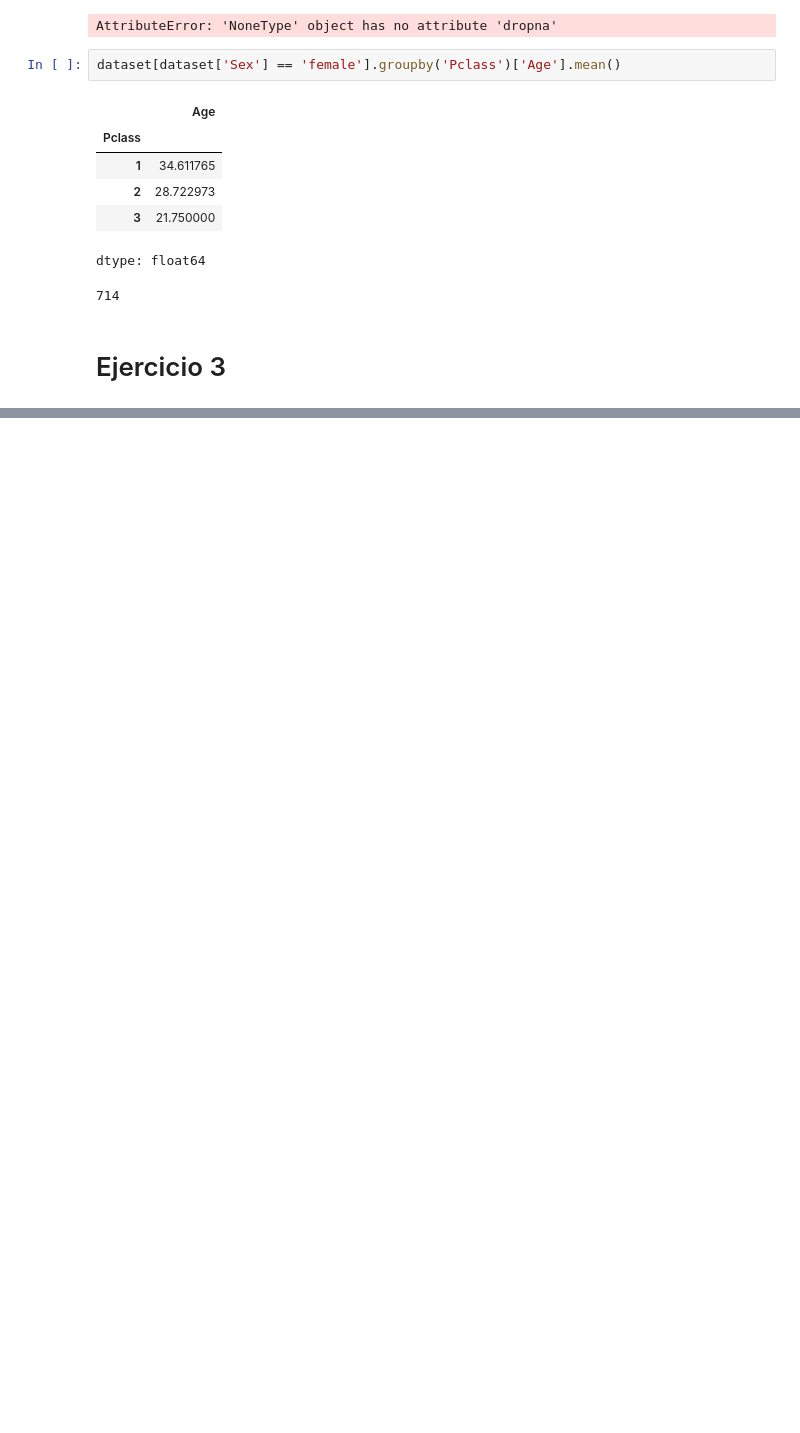
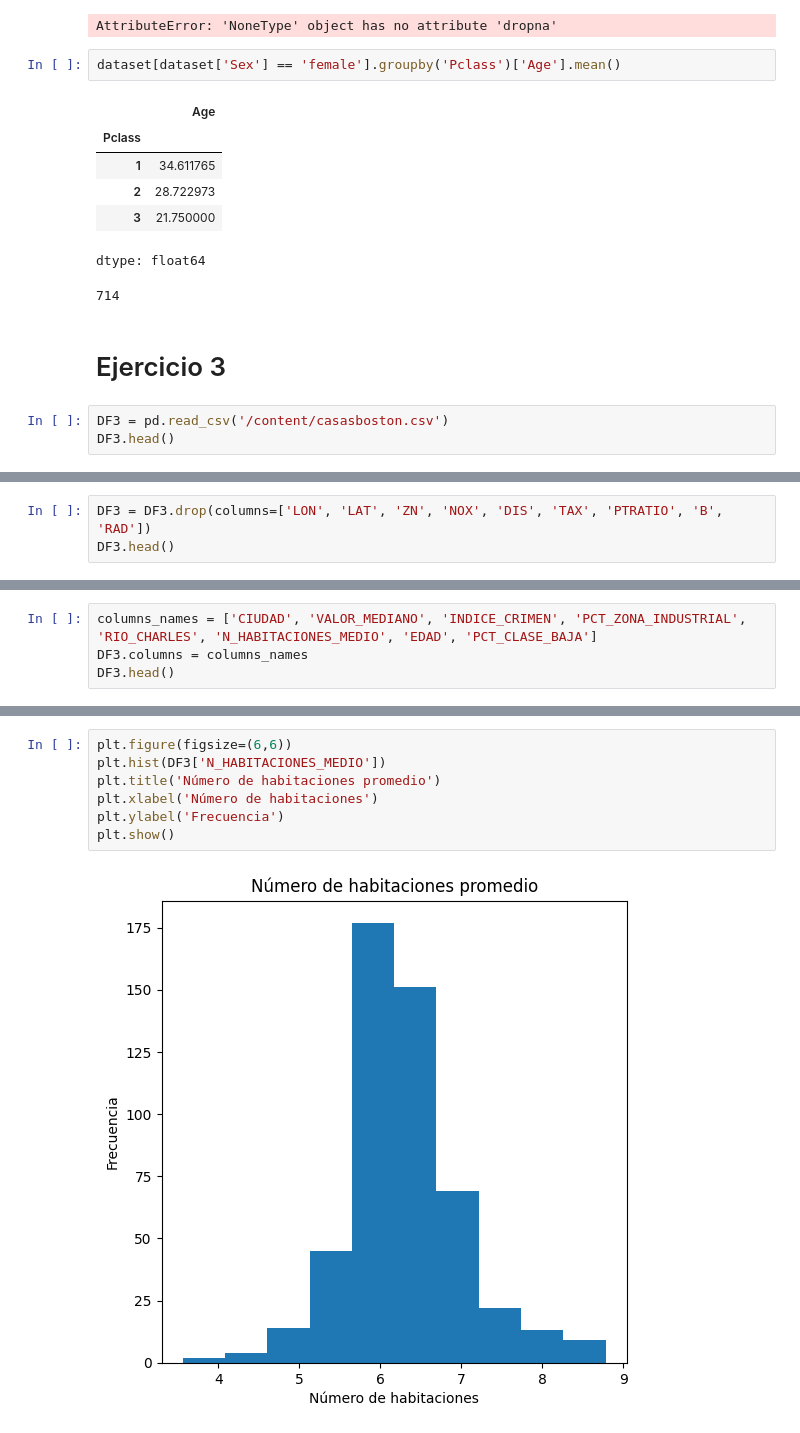
Before and after one commit to DanielLaBanda/DanielLaBanda, a Jupyter notebook: A01285898_M1_Actividad_5_Programación_en_Python_Librerías_Numpy_Matplotlib_Pandas.ipynb, the cells around one changed output, grey strips where cells are left out. Saved outputs shown, nothing was run; the diff lists cells and outputs as text; blank space fills up the shorter version.

```diff
--- a/A01285898_M1_Actividad_5_Programación_en_Python_Librerías_Numpy_Matplotlib_Pandas.ipynb
+++ b/A01285898_M1_Actividad_5_Programación_en_Python_Librerías_Numpy_Matplotlib_Pandas.ipynb
@@ -261,3 +261,6 @@ dtype: float64
 714
 # %% [markdown]
 # Ejercicio 3
+# %%
+DF3 = pd.read_csv('/content/casasboston.csv')
+DF3.head()
@@ -263,0 +274,3 @@ dtype: float64
+# %%
+DF3 = DF3.drop(columns=['LON', 'LAT', 'ZN', 'NOX', 'DIS', 'TAX', 'PTRATIO', 'B', 'RAD'])
+DF3.head()
@@ -263,0 +284,4 @@ dtype: float64
+# %%
+columns_names = ['CIUDAD', 'VALOR_MEDIANO', 'INDICE_CRIMEN', 'PCT_ZONA_INDUSTRIAL', 'RIO_CHARLES', 'N_HABITACIONES_MEDIO', 'EDAD', 'PCT_CLASE_BAJA']
+DF3.columns = columns_names
+DF3.head()
@@ -263,0 +307,9 @@ dtype: float64
+# %%
+plt.figure(figsize=(6,6))
+plt.hist(DF3['N_HABITACIONES_MEDIO'])
+plt.title('Número de habitaciones promedio')
+plt.xlabel('Número de habitaciones')
+plt.ylabel('Frecuencia')
+plt.show()
+# %% [output]
+[figure, added]
```
Also changed, not shown: parts of 7 cells of this notebook.
